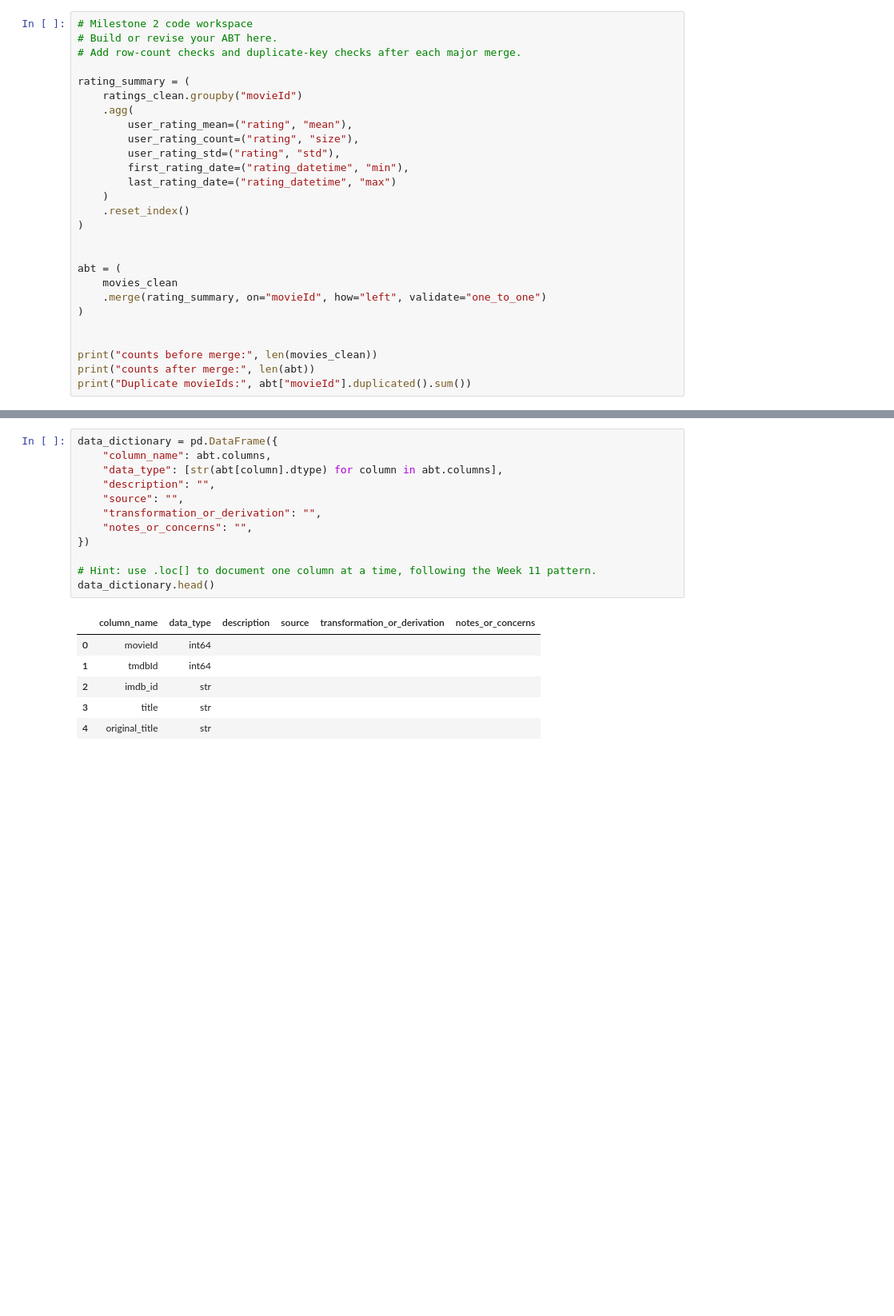
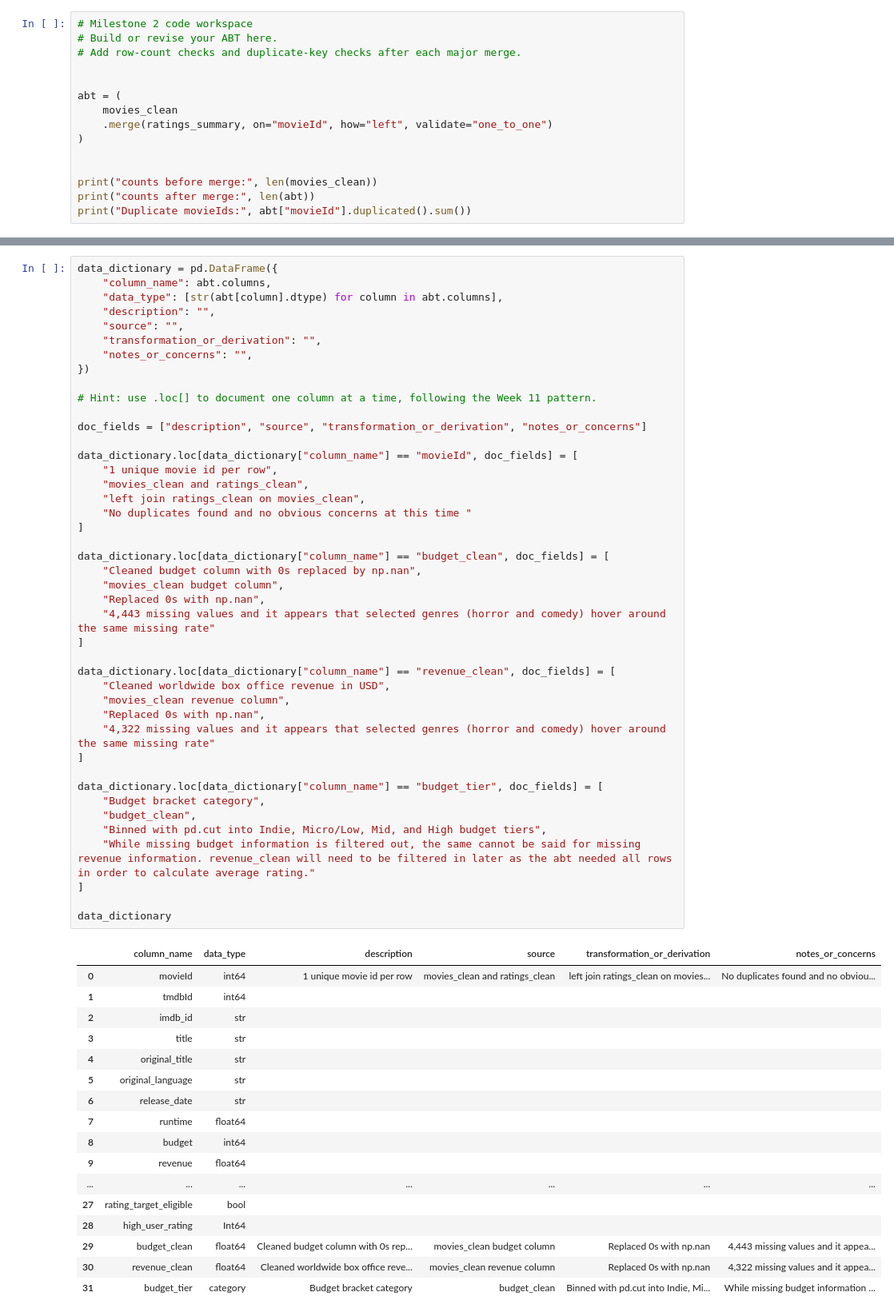
Before and after one commit to tmack92/ban6003-projectoption1-movies, a Jupyter notebook: notebooks/movies_project_starter.ipynb, the cells around one changed output, grey strips where cells are left out. Shown at 80% size. Saved outputs shown, nothing was run; the diff lists cells and outputs as text; blank space fills up the shorter version.

```diff
--- a/notebooks/movies_project_starter.ipynb
+++ b/notebooks/movies_project_starter.ipynb
@@ -472,22 +479,10 @@ dtype: int64
 # Build or revise your ABT here.
 # Add row-count checks and duplicate-key checks after each major merge.
 
-rating_summary = (
-    ratings_clean.groupby("movieId")
-    .agg(
-        user_rating_mean=("rating", "mean"),
-        user_rating_count=("rating", "size"),
-        user_rating_std=("rating", "std"),
-        first_rating_date=("rating_datetime", "min"),
-        last_rating_date=("rating_datetime", "max")
-    )
-    .reset_index()
-)
-
 
 abt = (
     movies_clean
-    .merge(rating_summary, on="movieId", how="left", validate="one_to_one")
+    .merge(ratings_summary, on="movieId", how="left", validate="one_to_one")
 )
 
 
@@ -682,22 +677,64 @@ Complete the text fields for every column you keep in the final ABT. Remove unus
 # %%
 data_dictionary = pd.DataFrame({
     "column_name": abt.columns,
     "data_type": [str(abt[column].dtype) for column in abt.columns],
     "description": "",
     "source": "",
     "transformation_or_derivation": "",
     "notes_or_concerns": "",
 })
 
 # Hint: use .loc[] to document one column at a time, following the Week 11 pattern.
-data_dictionary.head()
+
+doc_fields = ["description", "source", "transformation_or_derivation", "notes_or_concerns"]
+
+data_dictionary.loc[data_dictionary["column_name"] == "movieId", doc_fields] = [
+    "1 unique movie id per row",
+    "movies_clean and ratings_clean",
+    "left join ratings_clean on movies_clean",
+    "No duplicates found and no obvious concerns at this time "
+]
+
+data_dictionary.loc[data_dictionary["column_name"] == "budget_clean", doc_fields] = [
+    "Cleaned budget column with 0s replaced by np.nan",
+    "movies_clean budget column",
+    "Replaced 0s with np.nan",
+    "4,443 missing values and it appears that selected genres (horror and comedy) hover around the same missing rate"
+]
+
+data_dictionary.loc[data_dictionary["column_name"] == "revenue_clean", doc_fields] = [
+    "Cleaned worldwide box office revenue in USD",
+    "movies_clean revenue column",
+    "Replaced 0s with np.nan",
+    "4,322 missing values and it appears that selected genres (horror and comedy) hover around the same missing rate"
+]
+
+data_dictionary.loc[data_dictionary["column_name"] == "budget_tier", doc_fields] = [
+    "Budget bracket category",
+    "budget_clean",
+    "Binned with pd.cut into Indie, Micro/Low, Mid, and High budget tiers",
+    "While missing budget information is filtered out, the same cannot be said for missing revenue information. revenue_clean will need to be filtered in later as the abt needed all rows in order to calculate average rating."
+]
+
+data_dictionary
 # %% [output]
 |  | column_name | data_type | description | source | transformation_or_derivation | notes_or_concerns |
-| 0 | movieId | int64 |  |  |  |  |
+| 0 | movieId | int64 | 1 unique movie id per row | movies_clean and ratings_clean | left join ratings_clean on movies... | No duplicates found and no obviou... |
 | 1 | tmdbId | int64 |  |  |  |  |
 | 2 | imdb_id | str |  |  |  |  |
 | 3 | title | str |  |  |  |  |
 | 4 | original_title | str |  |  |  |  |
+| 5 | original_language | str |  |  |  |  |
+| 6 | release_date | str |  |  |  |  |
+| 7 | runtime | float64 |  |  |  |  |
+| 8 | budget | int64 |  |  |  |  |
+| 9 | revenue | float64 |  |  |  |  |
+| ... | ... | ... | ... | ... | ... | ... |
+| 27 | rating_target_eligible | bool |  |  |  |  |
+| 28 | high_user_rating | Int64 |  |  |  |  |
+| 29 | budget_clean | float64 | Cleaned budget column with 0s rep... | movies_clean budget column | Replaced 0s with np.nan | 4,443 missing values and it appea... |
+| 30 | revenue_clean | float64 | Cleaned worldwide box office reve... | movies_clean revenue column | Replaced 0s with np.nan | 4,322 missing values and it appea... |
+| 31 | budget_tier | category | Budget bracket category | budget_clean | Binned with pd.cut into Indie, Mi... | While missing budget information ... |
 # %% [markdown]
 ## Milestone 3 Starter: Prepared Dataset and Initial Model Application
 
```
Also changed, not shown: parts of 2 cells of this notebook.
